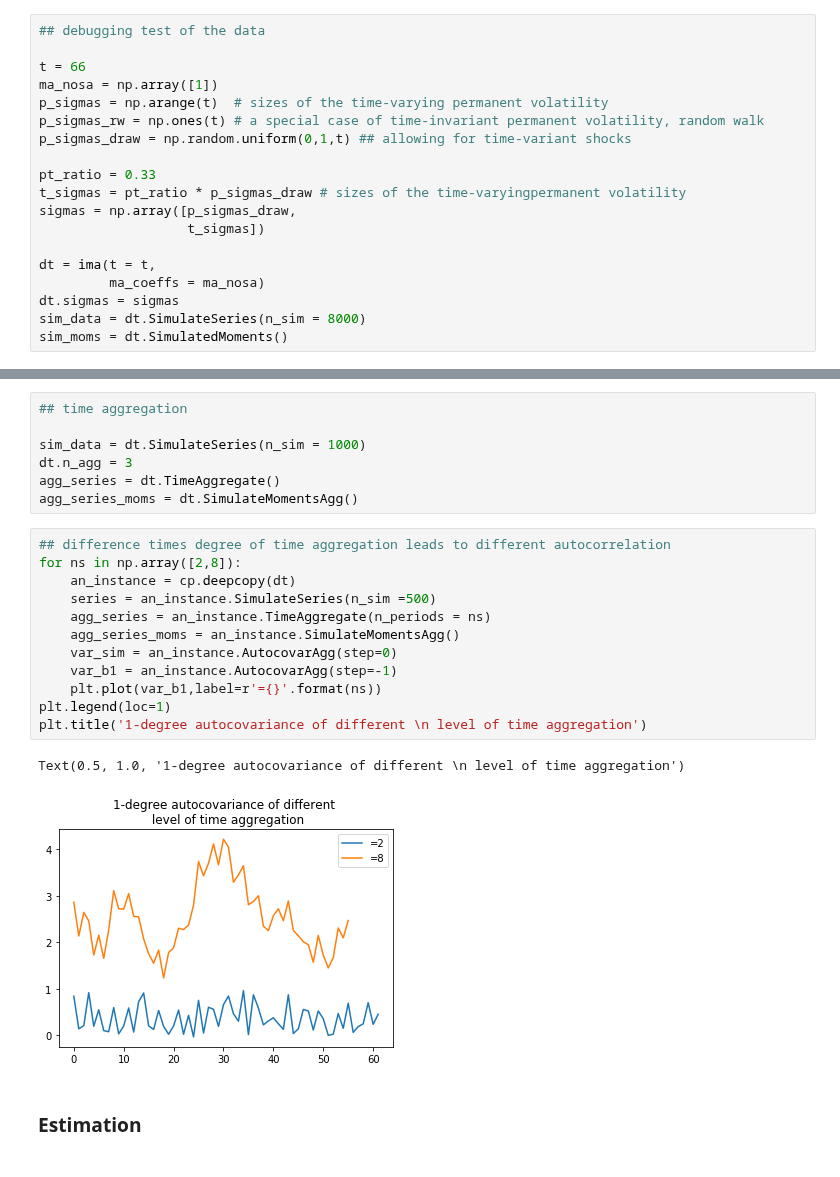
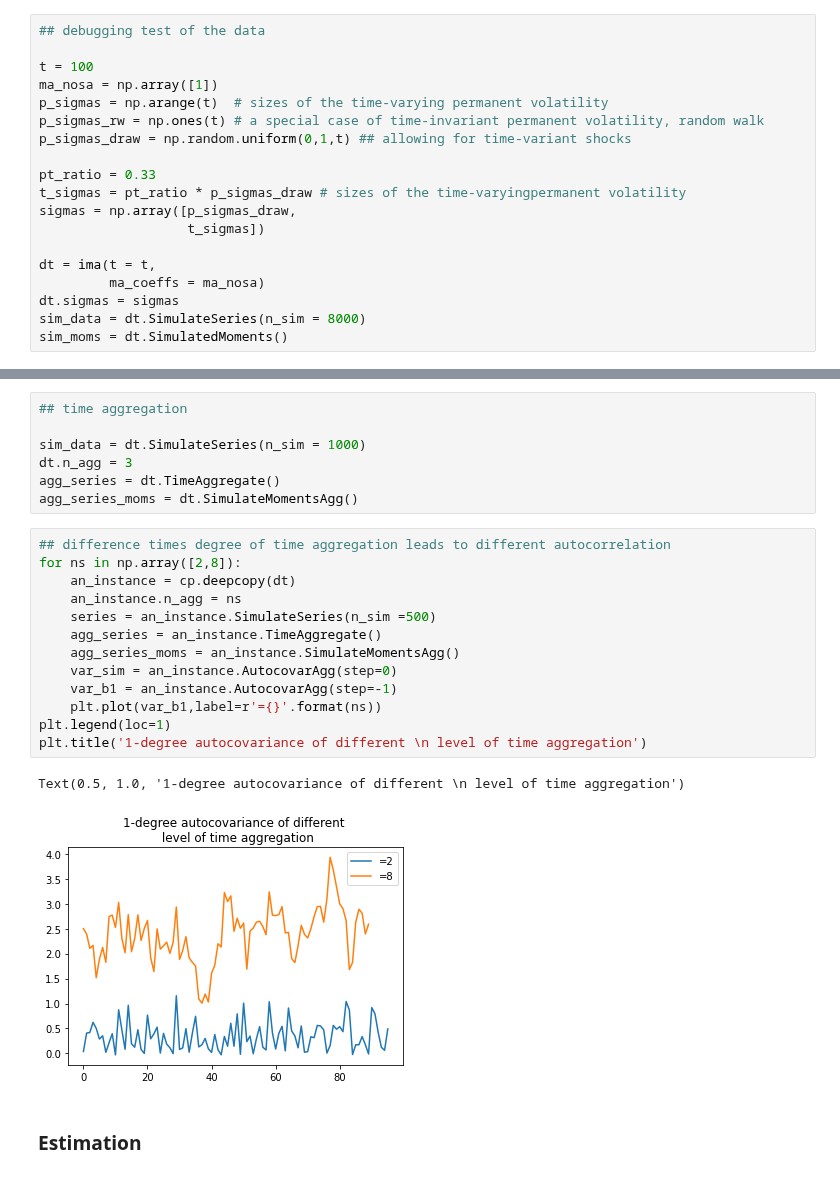
Before and after one commit to iworld1991/IncExpProject, a Jupyter notebook: WorkingFolder/PythonCode/IncomeRisksEst.ipynb, the cells around one changed output, grey strips where cells are left out. Saved outputs shown, nothing was run; the diff lists cells and outputs as text.

```diff
--- a/WorkingFolder/PythonCode/IncomeRisksEst.ipynb
+++ b/WorkingFolder/PythonCode/IncomeRisksEst.ipynb
@@ -16,7 +17,7 @@ from IncomeProcess import IMAProcess as ima
 # %%
 ## debugging test of the data
 
-t = 66
+t = 100
 ma_nosa = np.array([1])
 p_sigmas = np.arange(t)  # sizes of the time-varying permanent volatility
 p_sigmas_rw = np.ones(t) # a special case of time-invariant permanent volatility, random walk
@@ -100,18 +101,19 @@ agg_series_moms = dt.SimulateMomentsAgg()
 # %%
 ## difference times degree of time aggregation leads to different autocorrelation
 for ns in np.array([2,8]):
     an_instance = cp.deepcopy(dt)
+    an_instance.n_agg = ns
     series = an_instance.SimulateSeries(n_sim =500)
-    agg_series = an_instance.TimeAggregate(n_periods = ns)
+    agg_series = an_instance.TimeAggregate()
     agg_series_moms = an_instance.SimulateMomentsAgg()
     var_sim = an_instance.AutocovarAgg(step=0)
     var_b1 = an_instance.AutocovarAgg(step=-1)
     plt.plot(var_b1,label=r'={}'.format(ns))
 plt.legend(loc=1)
 plt.title('1-degree autocovariance of different \n level of time aggregation')
 # %% [output]
 Text(0.5, 1.0, '1-degree autocovariance of different \n level of time aggregation')
-[figure, old version]
+[figure, new version]
 # %% [markdown]
 ### Estimation
 # %%
```
Also changed, not shown: parts of 31 cells of this notebook, 35 other files.
